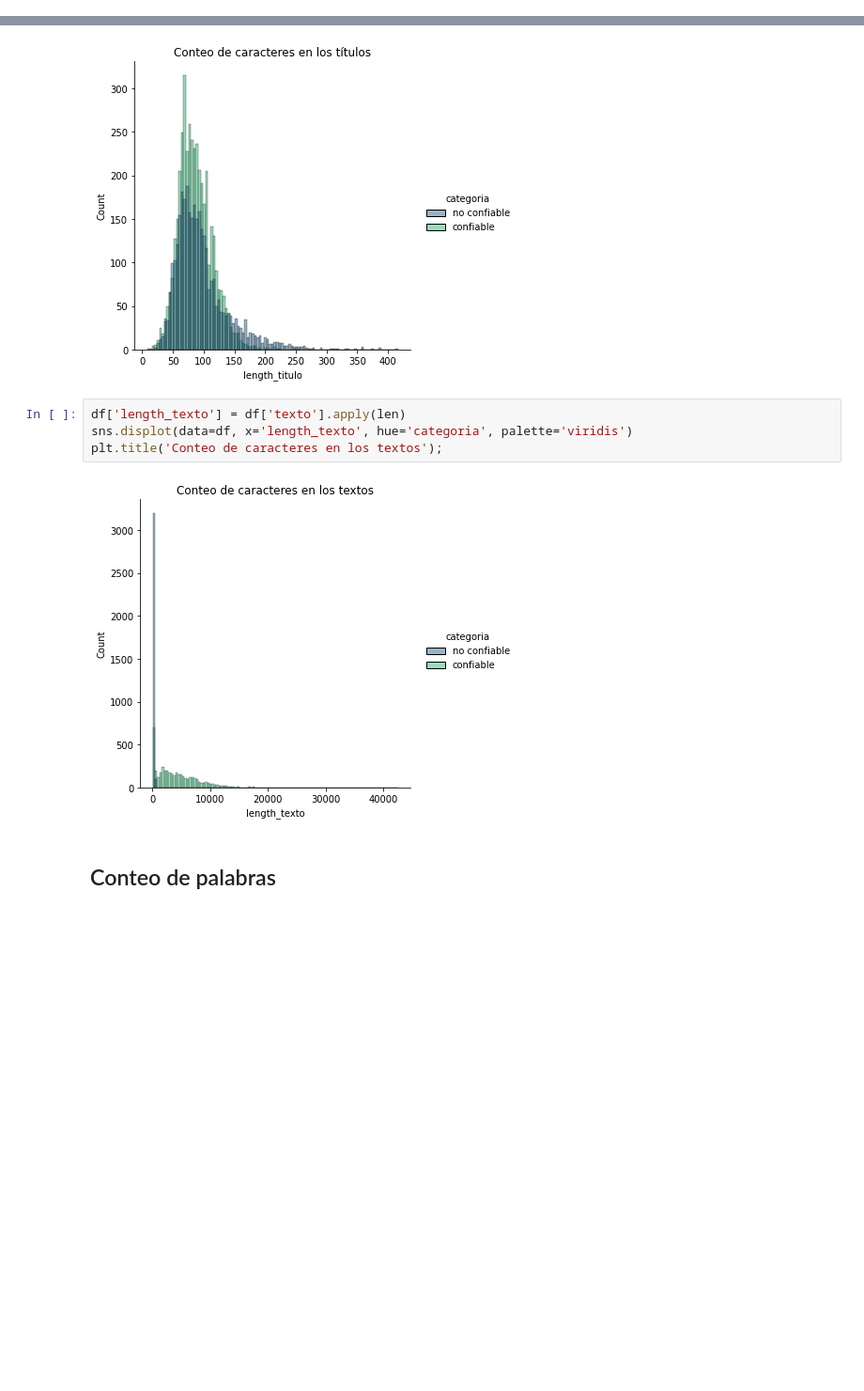
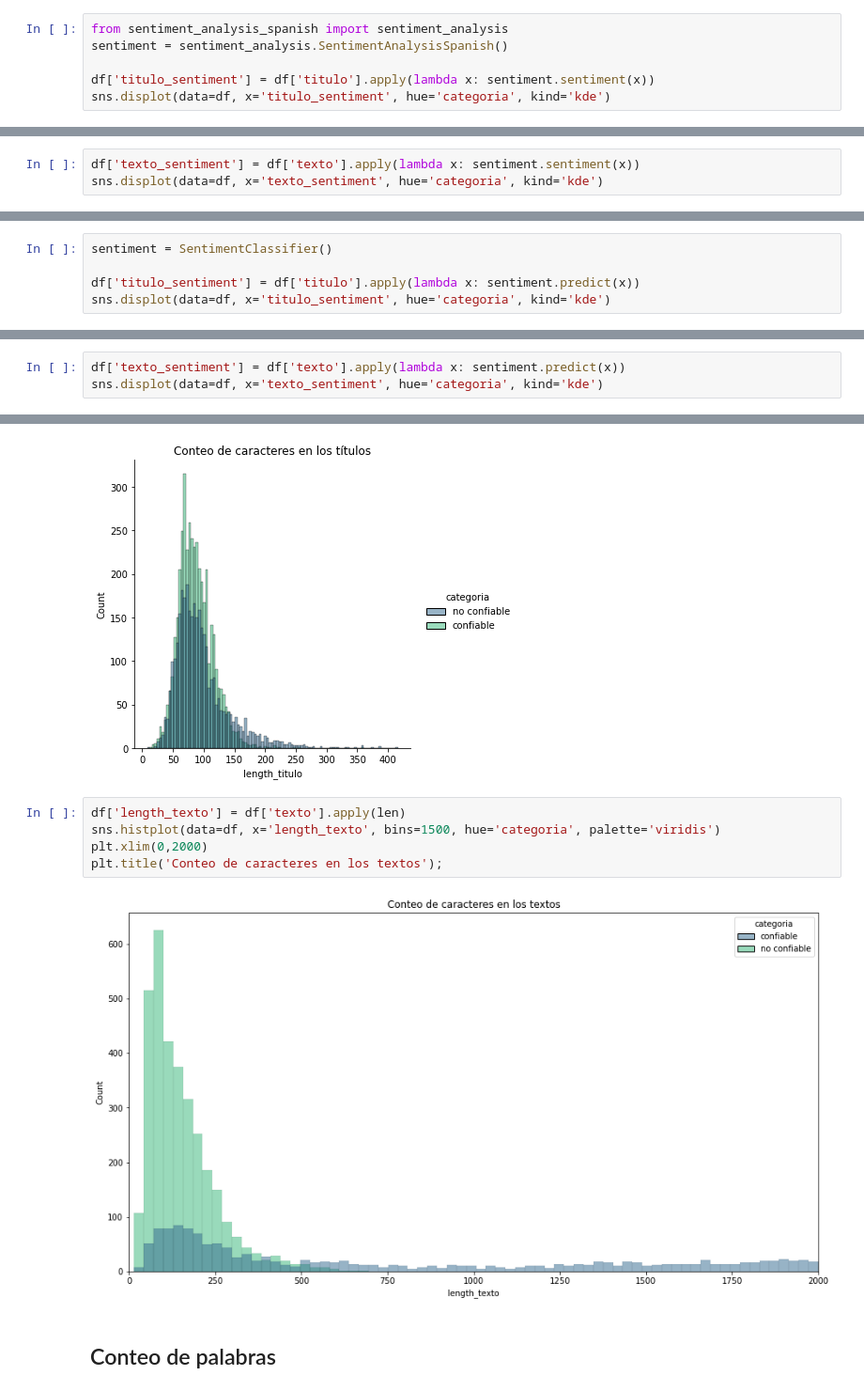
Before and after one commit to christianvadillo/InfoVac, a Jupyter notebook: notebooks/01_EDA_preprocessing.ipynb, the cells around one changed output, grey strips where cells are left out. Shown at 94% size. Drawn from its saved outputs; the diff is of its cells as text; blank space fills up the shorter version.

```diff
--- a/notebooks/01_EDA_preprocessing.ipynb
+++ b/notebooks/01_EDA_preprocessing.ipynb
@@ -53,0 +63,6 @@ Text(0.5, 1.0, 'Conteo por categoría')
+# %%
+from sentiment_analysis_spanish import sentiment_analysis
+sentiment = sentiment_analysis.SentimentAnalysisSpanish()
+
+df['titulo_sentiment'] = df['titulo'].apply(lambda x: sentiment.sentiment(x))
+sns.displot(data=df, x='titulo_sentiment', hue='categoria', kind='kde')
@@ -53,0 +73,3 @@ Text(0.5, 1.0, 'Conteo por categoría')
+# %%
+df['texto_sentiment'] = df['texto'].apply(lambda x: sentiment.sentiment(x))
+sns.displot(data=df, x='texto_sentiment', hue='categoria', kind='kde')
@@ -53,0 +106,5 @@ Text(0.5, 1.0, 'Conteo por categoría')
+# %%
+sentiment = SentimentClassifier()
+
+df['titulo_sentiment'] = df['titulo'].apply(lambda x: sentiment.predict(x))
+sns.displot(data=df, x='titulo_sentiment', hue='categoria', kind='kde')
@@ -53,0 +114,3 @@ Text(0.5, 1.0, 'Conteo por categoría')
+# %%
+df['texto_sentiment'] = df['texto'].apply(lambda x: sentiment.predict(x))
+sns.displot(data=df, x='texto_sentiment', hue='categoria', kind='kde')
@@ -61,10 +131,11 @@ plt.title('Conteo de caracteres en los títulos');
 [figure]
 # %%
 df['length_texto'] = df['texto'].apply(len)
-sns.displot(data=df, x='length_texto', hue='categoria', palette='viridis')
+sns.histplot(data=df, x='length_texto', bins=1500, hue='categoria', palette='viridis')
+plt.xlim(0,2000)
 plt.title('Conteo de caracteres en los textos');
 # %% [output]
-[figure, old version]
+[figure, new version]
 # %% [markdown]
 ## Conteo de palabras
 # %%
```
Also changed, not shown: parts of 20 cells of this notebook.
